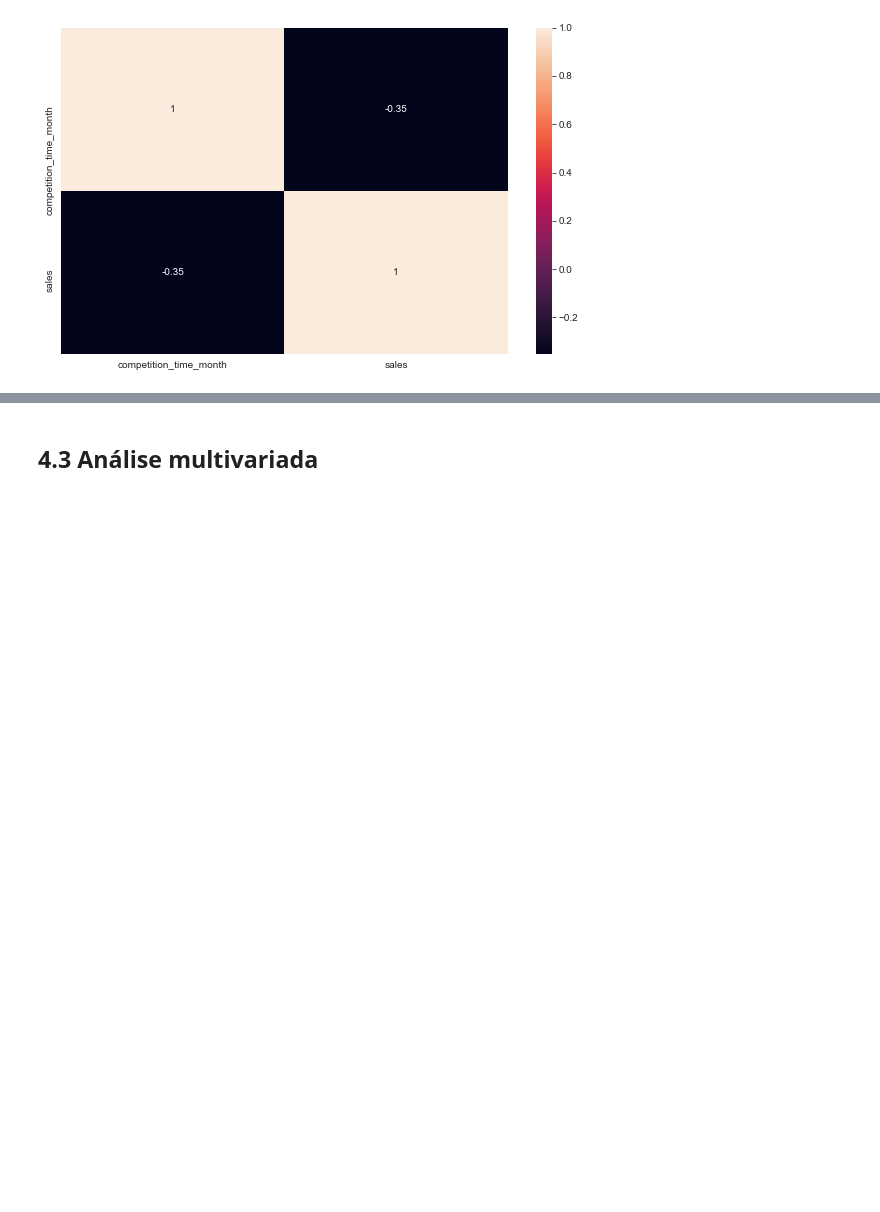
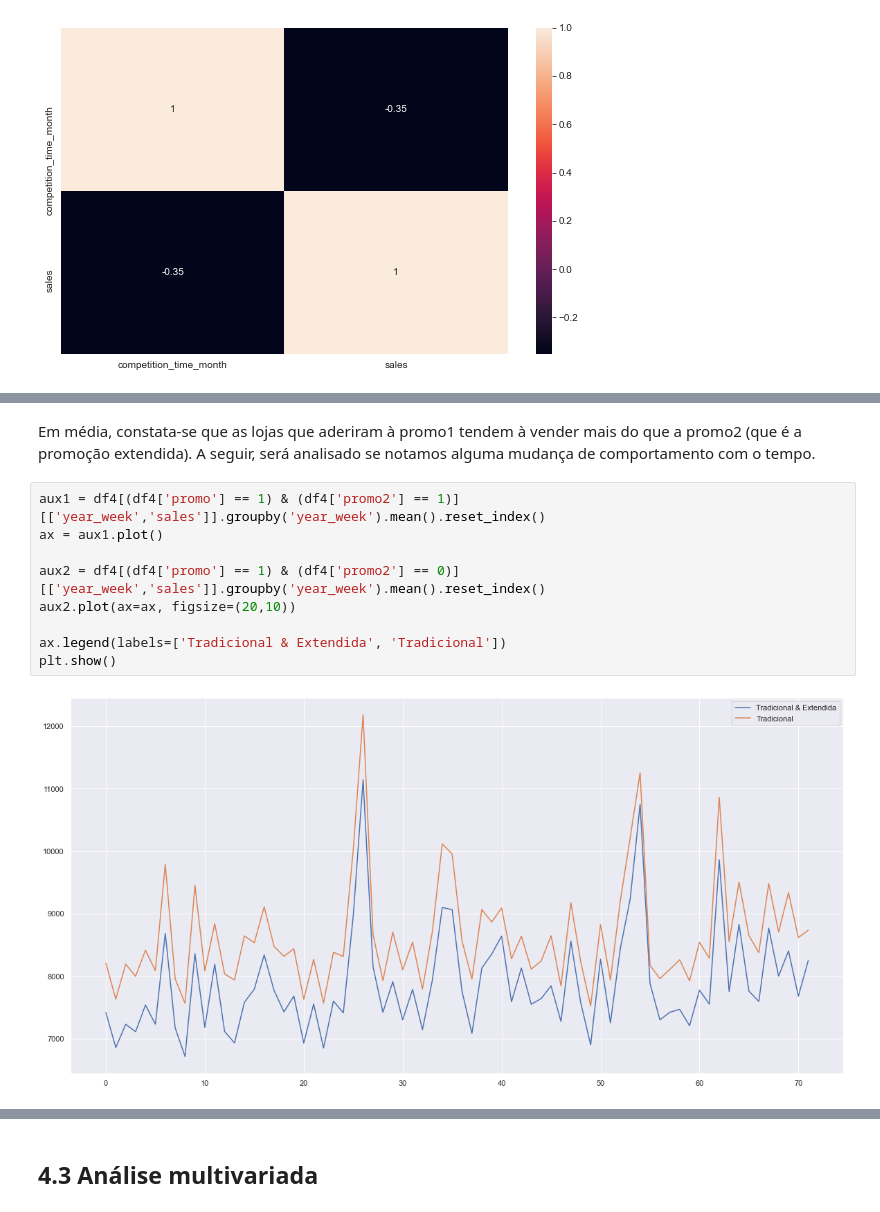
Before and after one commit to renato-favarin/ds_em_producao, a Jupyter notebook: ds_em_producao.ipynb, the cells around one changed output, grey strips where cells are left out. Drawn from its saved outputs; the diff is of its cells as text; blank space fills up the shorter version.

```diff
--- a/ds_em_producao.ipynb
+++ b/ds_em_producao.ipynb
@@ -770,0 +836,13 @@ O veredito da hipótese H2 é que **"não, lojas com competidores à mais tempo
+# %% [markdown]
+Em média, constata-se que as lojas que aderiram à promo1 tendem à vender mais do que a promo2 (que é a promoção extendida). A seguir, será analisado se notamos alguma mudança de comportamento com o tempo.
+# %%
+aux1 = df4[(df4['promo'] == 1) & (df4['promo2'] == 1)][['year_week','sales']].groupby('year_week').mean().reset_index()
+ax = aux1.plot()
+
+aux2 = df4[(df4['promo'] == 1) & (df4['promo2'] == 0)][['year_week','sales']].groupby('year_week').mean().reset_index()
+aux2.plot(ax=ax, figsize=(20,10))
+
+ax.legend(labels=['Tradicional & Extendida', 'Tradicional'])
+plt.show()
+# %% [output]
+[figure, added]
```
Also changed, not shown: parts of 61 cells of this notebook.
